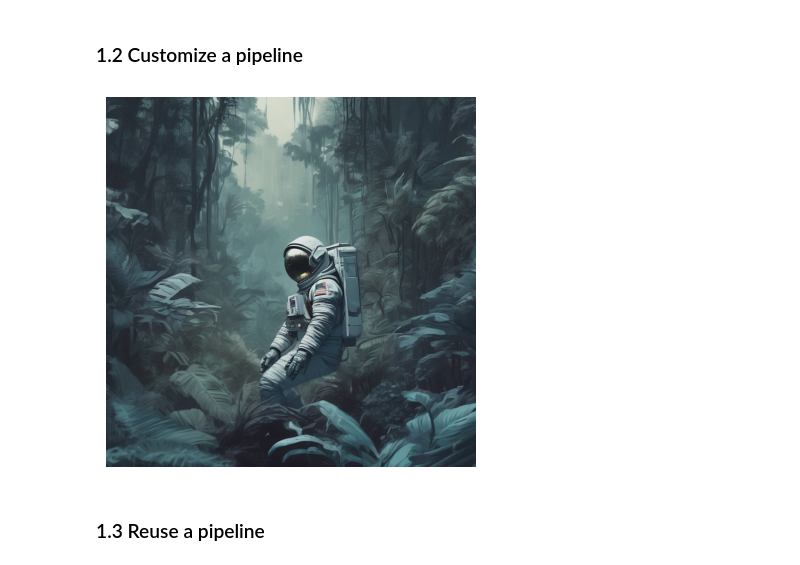
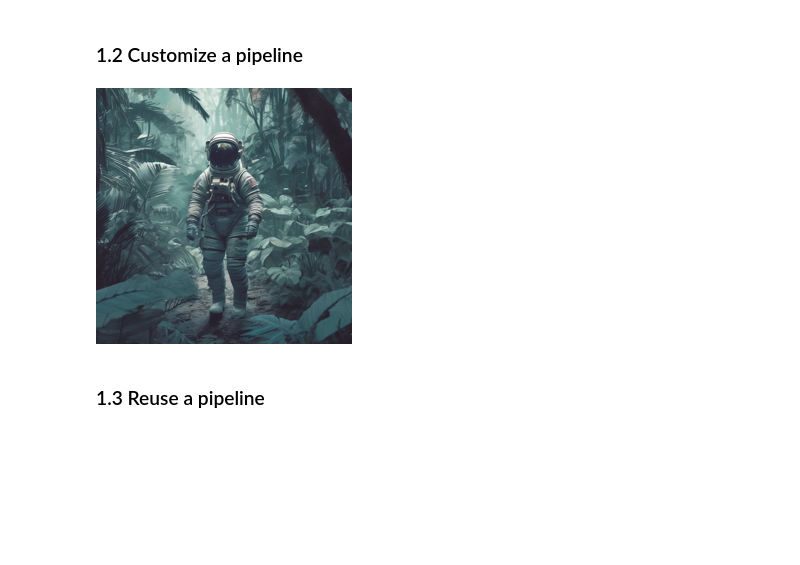
Before and after one commit to hyunjaeKang/CV_Playgrounds, a Jupyter notebook: 2DCV/HF_Diffusion/03.1.Load_pipelines.ipynb, the cells around one changed output. Cells and saved outputs as stored; diff of their text form; code cells hidden in the pictures; blank space fills up the shorter version.

```diff
--- a/2DCV/HF_Diffusion/03.1.Load_pipelines.ipynb
+++ b/2DCV/HF_Diffusion/03.1.Load_pipelines.ipynb
@@ -78,28 +76,26 @@ torch.bfloat16 torch.float16
 # %%
 from diffusers import StableDiffusionXLPipeline, HeunDiscreteScheduler, AutoencoderKL
 import torch
 import matplotlib.pyplot as plt
 
 scheduler = HeunDiscreteScheduler.from_pretrained("stabilityai/stable-diffusion-xl-base-1.0", subfolder="scheduler")
 vae = AutoencoderKL.from_pretrained("madebyollin/sdxl-vae-fp16-fix", torch_dtype=torch.float16, use_safetensors=True)
 
 # Customize StableDiffusionXLPipeline pipeline with a specific scheduler and vae
 pipeline = StableDiffusionXLPipeline.from_pretrained(
   "stabilityai/stable-diffusion-xl-base-1.0",
   scheduler=scheduler,
   vae=vae,
   torch_dtype=torch.float16,
   variant="fp16",
   use_safetensors=True
 ).to(t_device)
 
 out = pipeline("Astronaut in a jungle, cold color palette, muted colors, detailed, 8k")
+image = out.images[0]
+image.resize((256, 256))
+# %% [output]
+[figure, added]
-# %%
-plt.imshow(out.images[0])
-plt.axis('off')
-plt.show()
-# %% [output]
-[figure, removed]
 # %% [markdown]
 ### 1.3 Reuse a pipeline
 # %%
```
Also changed, not shown: parts of 10 cells of this notebook, 2 other files.
